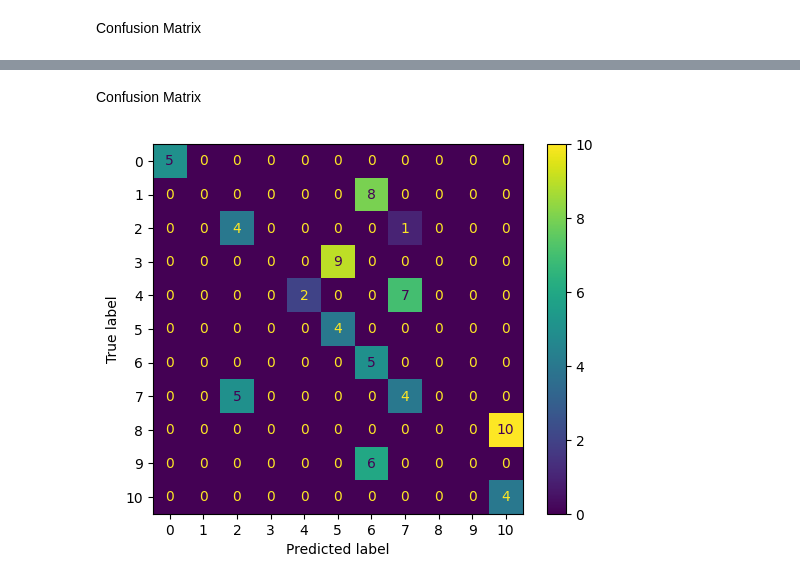
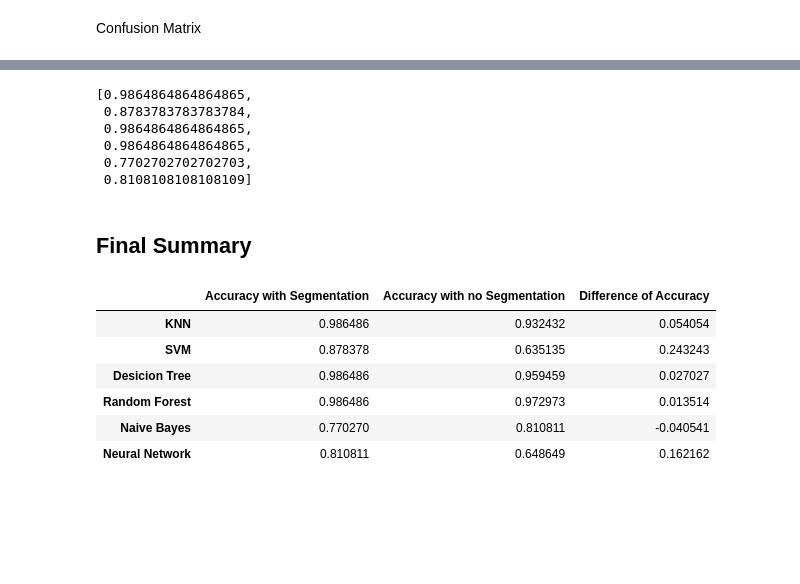
Before and after one commit to anamarigarzon/Predictive_and_Proactive_Maintenance_in_Power_Systems, a Jupyter notebook: Indoor-Power-Systems/IR_image_analysis_Motor.ipynb, the cells around one changed output, grey strips where cells are left out. Saved outputs shown, nothing was run; the diff lists cells and outputs as text; code cells hidden in the pictures; blank space fills up the shorter version.

```diff
--- a/Indoor-Power-Systems/IR_image_analysis_Motor.ipynb
+++ b/Indoor-Power-Systems/IR_image_analysis_Motor.ipynb
@@ -1128,3 +1511,7 @@ weighted avg       0.70      0.77      0.72        74
+# %%
+report = classification_report(y_test, y_pred_nn, output_dict=True)
+# %%
+nn_accuracy = report['accuracy']
 # %% [markdown]
 Confusion Matrix
 # %%
@@ -1456,9 +1524,31 @@ weighted avg       0.31      0.38      0.27        74
-# %% [markdown]
-Confusion Matrix
-# %%
-c_matrix_nn = confusion_matrix(y_test, y_pred_nn)
-disp = ConfusionMatrixDisplay(confusion_matrix=c_matrix_nn)
-disp.plot()
-plt.show()
-# %% [output]
-[figure, removed]
+# %%
+segmentation_accuracy = [KNN_accuracy,svm_accuracy,dt_accuracy,rf_accuracy,nb_accuracy,nn_accuracy]
+segmentation_accuracy
+# %% [output]
+[0.9864864864864865,
+ 0.8783783783783784,
+ 0.9864864864864865,
+ 0.9864864864864865,
+ 0.7702702702702703,
+ 0.8108108108108109]
+# %% [markdown]
+## Final Summary
+# %%
+method_index = ['KNN','SVM','Desicion Tree','Random Forest','Naive Bayes', 'Neural Network']
+summary_accuracy_data = [[segmentation_accuracy[0],no_segmentation_accuracy[0], segmentation_accuracy[0]- no_segmentation_accuracy[0]],
+                [segmentation_accuracy[1],no_segmentation_accuracy[1], segmentation_accuracy[1]- no_segmentation_accuracy[1]],
+                [segmentation_accuracy[2],no_segmentation_accuracy[2], segmentation_accuracy[2]- no_segmentation_accuracy[2]],
+                [segmentation_accuracy[3],no_segmentation_accuracy[3], segmentation_accuracy[3]- no_segmentation_accuracy[3]],
+                [segmentation_accuracy[4],no_segmentation_accuracy[4], segmentation_accuracy[4]- no_segmentation_accuracy[4]],
+                [segmentation_accuracy[5],no_segmentation_accuracy[5], segmentation_accuracy[5]- no_segmentation_accuracy[5]]]
+df_summary_accuracy = pd.DataFrame(summary_accuracy_data,index = method_index,columns=['Accuracy with Segmentation','Accuracy with no Segmentation', 'Difference of Accuracy'])
+# %%
+df_summary_accuracy
+# %% [output]
+|  | Accuracy with Segmentation | Accuracy with no Segmentation | Difference of Accuracy |
+| KNN | 0.986486 | 0.932432 | 0.054054 |
+| SVM | 0.878378 | 0.635135 | 0.243243 |
+| Desicion Tree | 0.986486 | 0.959459 | 0.027027 |
+| Random Forest | 0.986486 | 0.972973 | 0.013514 |
+| Naive Bayes | 0.770270 | 0.810811 | -0.040541 |
+| Neural Network | 0.810811 | 0.648649 | 0.162162 |
```
Also changed, not shown: parts of 148 cells of this notebook.
